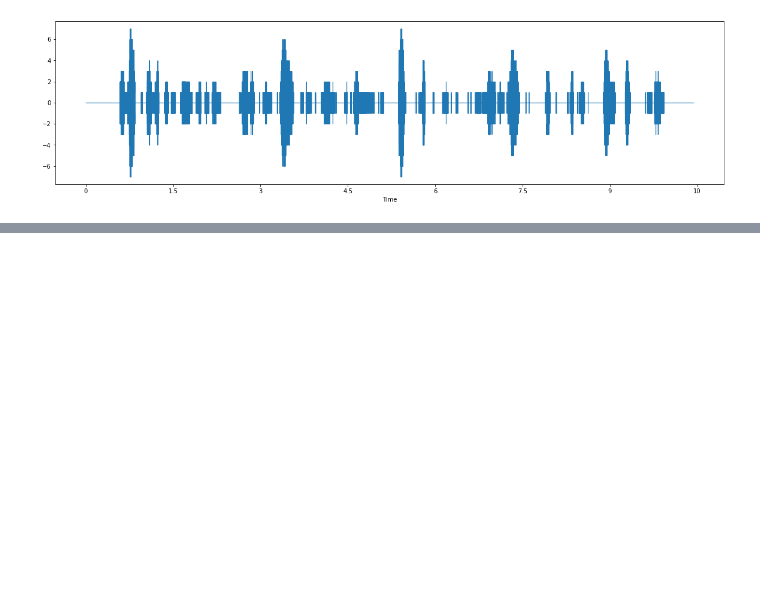
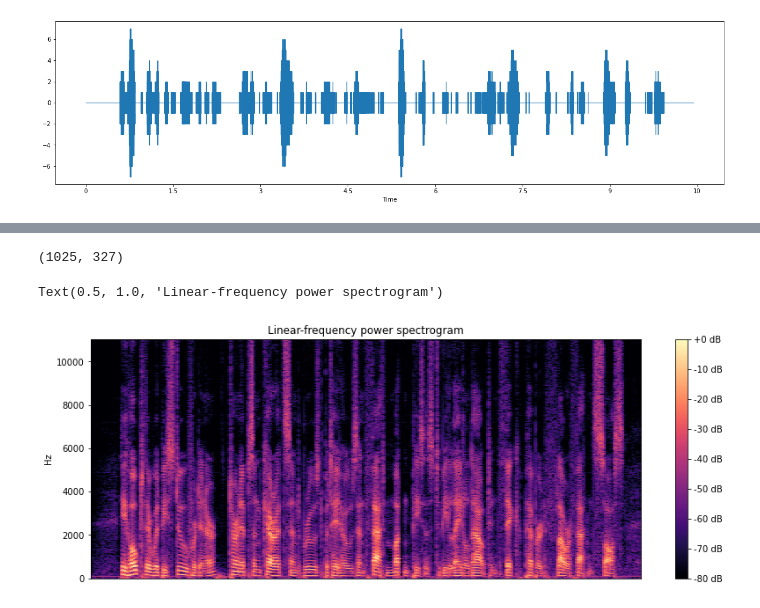
Before and after one commit to DevTae/Digital-Signal-Processing-Exercise, a Jupyter notebook: Digital-Signal-Processing-Exercise.ipynb, the cells around one changed output, grey strips where cells are left out. Drawn from its saved outputs; the diff is of its cells as text; code cells hidden in the pictures; blank space fills up the shorter version.

Commit message:
Update ipynb file to study DFT, STFT

```diff
--- a/Digital-Signal-Processing-Exercise.ipynb
+++ b/Digital-Signal-Processing-Exercise.ipynb
@@ -222,0 +296,16 @@ plt.tight_layout()
+# %%
+# librosa 를 활용하여 stft, amplitude_to_db 계산 적용
+D = librosa.amplitude_to_db(np.abs(librosa.stft(audioData.numpy())), ref=np.max)
+D.shape
+# %% [output]
+(1025, 327)
+# %%
+# audioData 에 대한 Spectrogram 출력
+# 이런 식으로 librosa 를 통해 sftf 기법으로 변환한 데이터로 딥러닝 학습을 진행하게 됨
+fig = plt.figure(figsize = (14,5))
+librosa.display.specshow(D, y_axis='linear')
+plt.colorbar(format='%+2.0f dB')
+plt.title('Linear-frequency power spectrogram')
+# %% [output]
+Text(0.5, 1.0, 'Linear-frequency power spectrogram')
+[figure, added]
```
Also changed, not shown: parts of 20 cells of this notebook.
